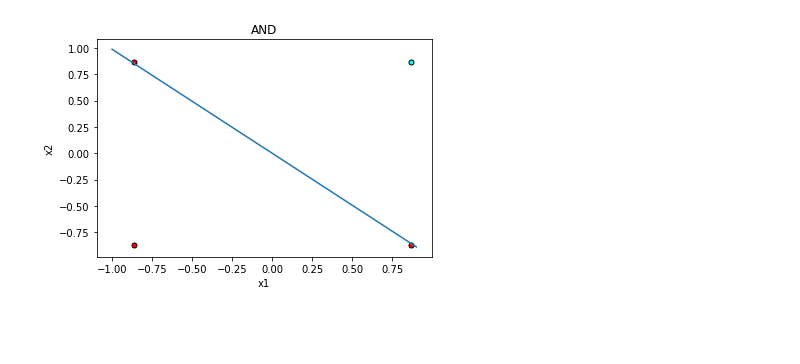
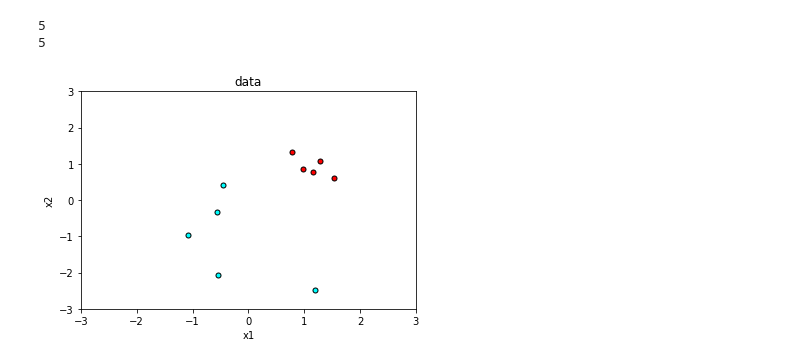
Before and after one commit to WikiGenius/neural_network, a Jupyter notebook: analize.ipynb, the cells around one changed output. Drawn from its saved outputs; the diff is of its cells as text; code cells hidden in the pictures; blank space fills up the shorter version.

```diff
--- a/analize.ipynb
+++ b/analize.ipynb
@@ -39,10 +58,23 @@ plt.show()
-# %%
-# Plotting the points
-# After processing
-plot_points(data,"AND")
-x = np.arange(-1,1,0.1)
-m = -(3.26354248)/(3.30767106)
-plt.plot(x,m*x)
-plt.show()
-# %% [output]
-[figure, removed]
+# %%
+def plot_points2(features, targets, title):
+
+    admitted = features[targets == 1]
+    rejected = features[targets == 0]
+    print(len(admitted))
+    print(len(rejected))
+
+    plt.scatter(admitted['x1'], admitted['x2'],
+                s=25, color='cyan', edgecolor='k')
+    plt.scatter(rejected['x1'], rejected['x2'],
+                s=25, color='red', edgecolor='k')
+    plt.xlabel('x1')
+    plt.ylabel('x2')
+    plt.xlim(-3,3)
+    plt.ylim(-3,3)
+    plt.title(title)
+# %%
+plot_points2(features_test,targets_test, 'data')
+# %% [output]
+5
+5
+[figure, added]
```
Also changed, not shown: parts of 6 cells of this notebook, 6 other files.
